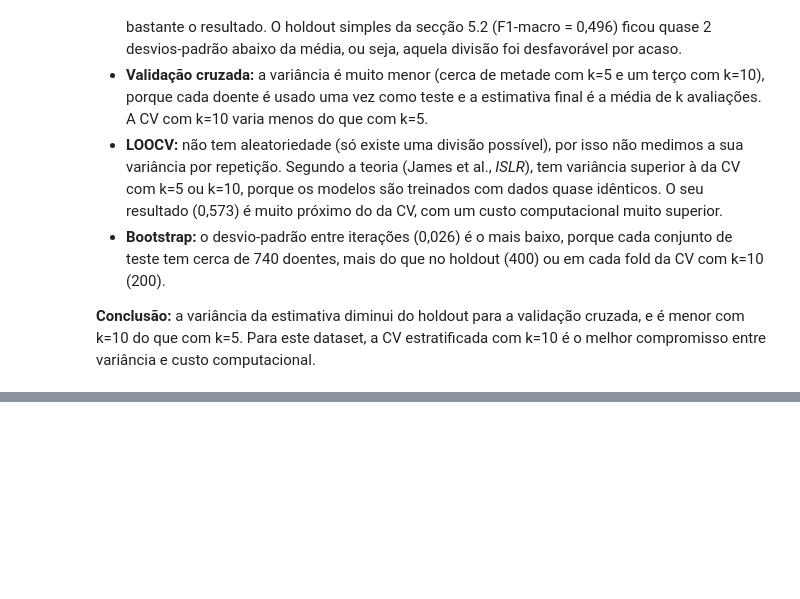
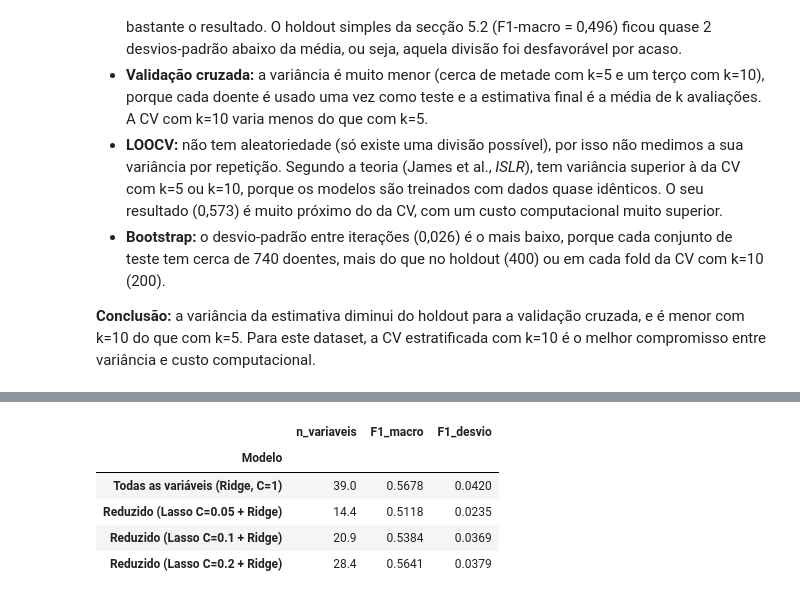
Before and after one commit to 1231478-Ellah-Fleischmann/APRAU-PROJETO, a Jupyter notebook: notebooks/APRAU_EFG_M1A_1231478_1230806.ipynb, the cells around one changed output, grey strips where cells are left out. Saved outputs shown, nothing was run; the diff lists cells and outputs as text; code cells hidden in the pictures; blank space fills up the shorter version.

```diff
--- a/notebooks/APRAU_EFG_M1A_1231478_1230806.ipynb
+++ b/notebooks/APRAU_EFG_M1A_1231478_1230806.ipynb
@@ -1130,0 +1218,9 @@ Para medir a variância da **estimativa final** de cada método, repetimos o hol
+# %%
+C_escolhido = 0.1
+lasso = LogisticRegression(penalty='l1', C=C_escolhido, solver='saga',
+                           max_iter=5000, random_state=SEED).fit(X_cls_n, y_cls)
+mantida = (lasso.coef_ != 0).any(axis=0)
+
+print(f"Mantidas ({mantida.sum()}):", list(X_cls.columns[mantida]))
+print()
+print(f"Eliminadas ({(~mantida).sum()}):", list(X_cls.columns[~mantida]))
@@ -1130,0 +1235,42 @@ Para medir a variância da **estimativa final** de cada método, repetimos o hol
+# %%
+def cv_reduzido(C_sel, C_final=1):
+    f1s, n_vars = [], []
+    for idx_tr, idx_te in skf.split(X_cls, y_cls):
+        X_tr, X_te = X_cls.iloc[idx_tr], X_cls.iloc[idx_te]
+        y_tr, y_te = y_cls.iloc[idx_tr], y_cls.iloc[idx_te]
+
+        # 1) Lasso só com o treino do fold, para escolher as variáveis
+        scaler = StandardScaler().fit(X_tr)
+        lasso = LogisticRegression(penalty='l1', C=C_sel, solver='saga',
+                                   max_iter=5000, random_state=SEED).fit(scaler.transform(X_tr), y_tr)
+        mantidas = X_tr.columns[(lasso.coef_ != 0).any(axis=0)]
+        n_vars.append(len(mantidas))
+
+        # 2) Ridge só com as variáveis mantidas
+        prev, _ = treinar_e_prever_reg(X_tr[mantidas], y_tr, X_te[mantidas], 'l2', C_final)
+        f1s.append(f1_score(y_te, prev, average='macro'))
+    return np.mean(f1s), np.std(f1s), np.mean(n_vars)
+
+# Modelo com todas as variáveis (Ridge, C=1)
+f1s = []
+for idx_tr, idx_te in skf.split(X_cls, y_cls):
+    prev, _ = treinar_e_prever_reg(X_cls.iloc[idx_tr], y_cls.iloc[idx_tr],
+                                   X_cls.iloc[idx_te], 'l2', 1)
+    f1s.append(f1_score(y_cls.iloc[idx_te], prev, average='macro'))
+
+linhas = [{'Modelo': 'Todas as variáveis (Ridge, C=1)', 'n_variaveis': X_cls.shape[1],
+           'F1_macro': np.mean(f1s), 'F1_desvio': np.std(f1s)}]
+
+for C_sel in [0.05, 0.1, 0.2]:
+    m, s, n = cv_reduzido(C_sel)
+    linhas.append({'Modelo': f'Reduzido (Lasso C={C_sel} + Ridge)', 'n_variaveis': round(n, 1),
+                   'F1_macro': m, 'F1_desvio': s})
+
+pd.DataFrame(linhas).set_index('Modelo').round(4)
+# %% [output]
+|  | n_variaveis | F1_macro | F1_desvio |
+| Modelo |  |  |  |
+| Todas as variáveis (Ridge, C=1) | 39.0 | 0.5678 | 0.0420 |
+| Reduzido (Lasso C=0.05 + Ridge) | 14.4 | 0.5118 | 0.0235 |
+| Reduzido (Lasso C=0.1 + Ridge) | 20.9 | 0.5384 | 0.0369 |
+| Reduzido (Lasso C=0.2 + Ridge) | 28.4 | 0.5641 | 0.0379 |
```
Also changed, not shown: parts of 8 cells of this notebook.
